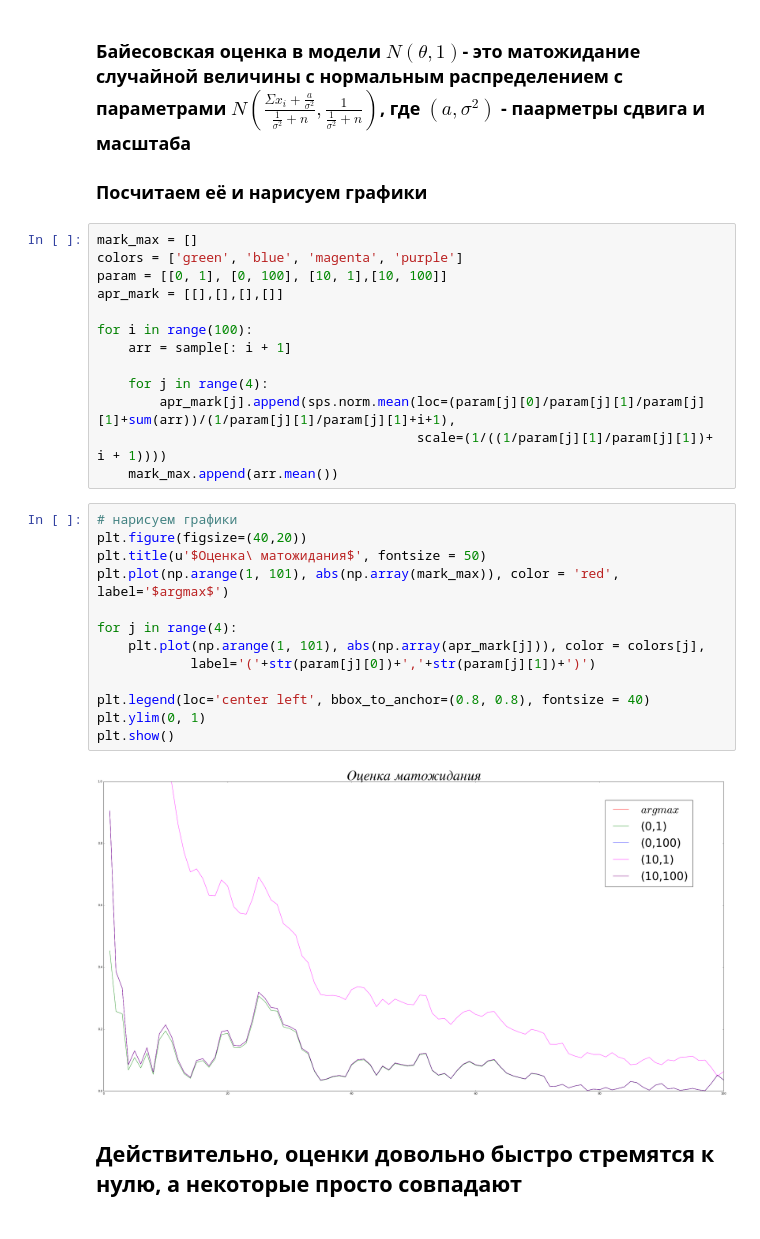
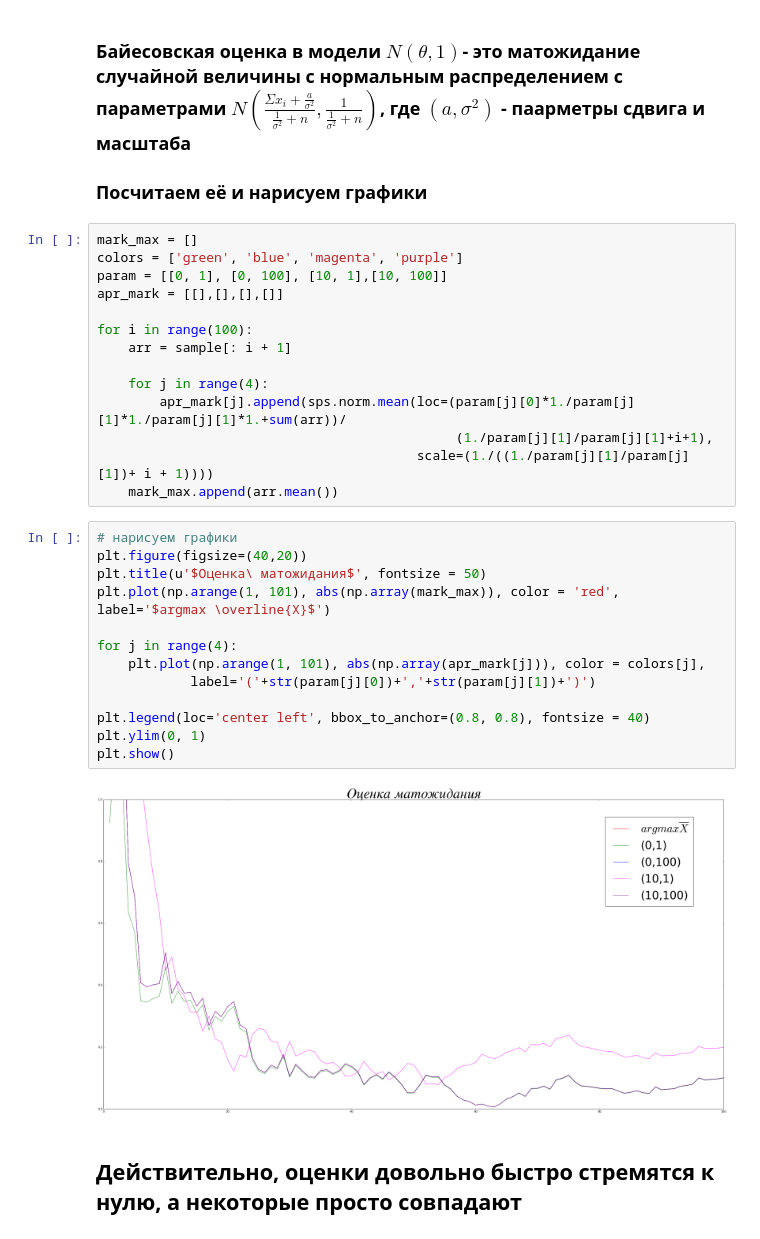
Before and after one commit to egdeliya/math-stat, a Jupyter notebook: Task3/Nurgalieva_497_7_1.ipynb, the cells around one changed output. Drawn from its saved outputs; the diff is of its cells as text.

```diff
--- a/Task3/Nurgalieva_497_7_1.ipynb
+++ b/Task3/Nurgalieva_497_7_1.ipynb
@@ -19,24 +19,25 @@ for i in range(100):
     arr = sample[: i + 1]
 
     for j in range(4):
-        apr_mark[j].append(sps.norm.mean(loc=(param[j][0]/param[j][1]/param[j][1]+sum(arr))/(1/param[j][1]/param[j][1]+i+1),
-                                         scale=(1/((1/param[j][1]/param[j][1])+ i + 1))))
+        apr_mark[j].append(sps.norm.mean(loc=(param[j][0]*1./param[j][1]*1./param[j][1]*1.+sum(arr))/
+                                              (1./param[j][1]/param[j][1]+i+1),
+                                         scale=(1./((1./param[j][1]/param[j][1])+ i + 1))))
     mark_max.append(arr.mean())
 # %%
 # нарисуем графики
 plt.figure(figsize=(40,20))
 plt.title(u'$Оценка\ матожидания$', fontsize = 50)
-plt.plot(np.arange(1, 101), abs(np.array(mark_max)), color = 'red', label='$argmax$')
+plt.plot(np.arange(1, 101), abs(np.array(mark_max)), color = 'red', label='$argmax \overline{X}$')
 
 for j in range(4):
     plt.plot(np.arange(1, 101), abs(np.array(apr_mark[j])), color = colors[j],
             label='('+str(param[j][0])+','+str(param[j][1])+')')
 
 plt.legend(loc='center left', bbox_to_anchor=(0.8, 0.8), fontsize = 40)
 plt.ylim(0, 1)
 plt.show()
 # %% [output]
-[figure, old version]
+[figure, new version]
 # %% [markdown]
 ## Действительно, оценки довольно быстро стремятся к нулю, а некоторые просто совпадают
 # %% [markdown]
```
Also changed, not shown: parts of 2 cells of this notebook, 11 other files.
